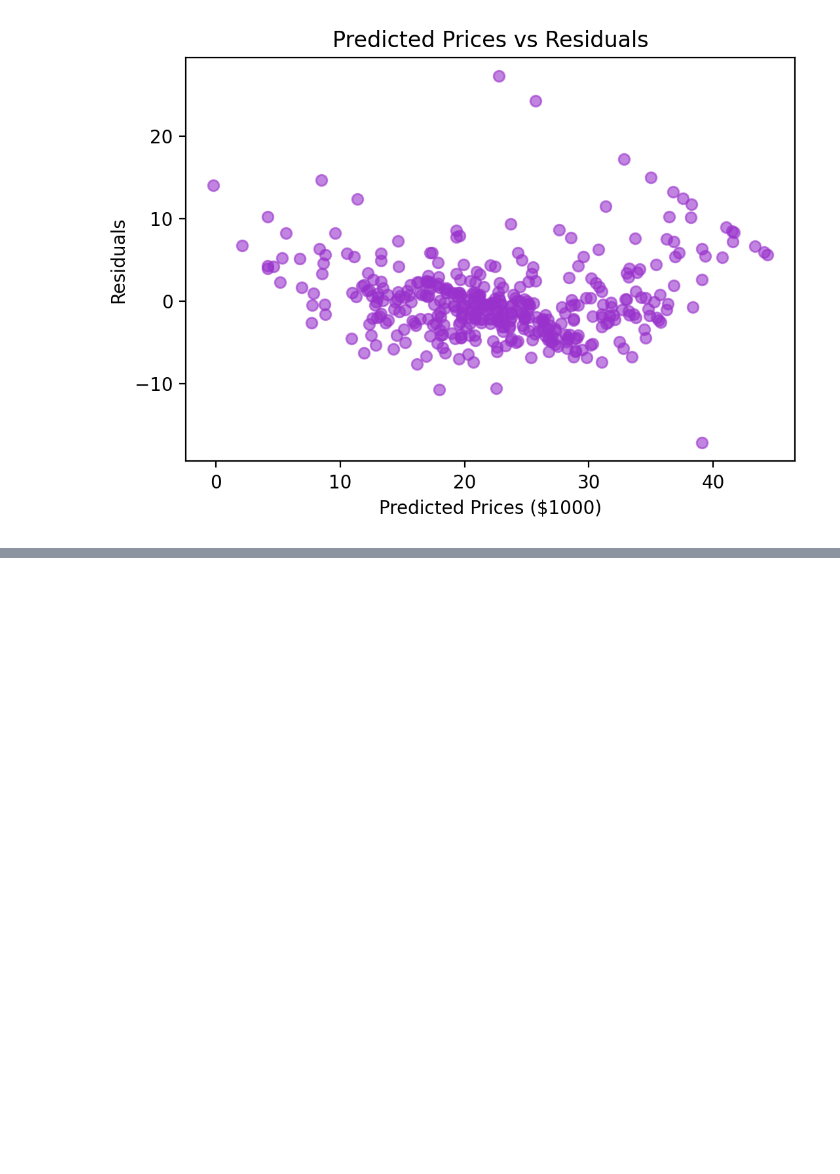
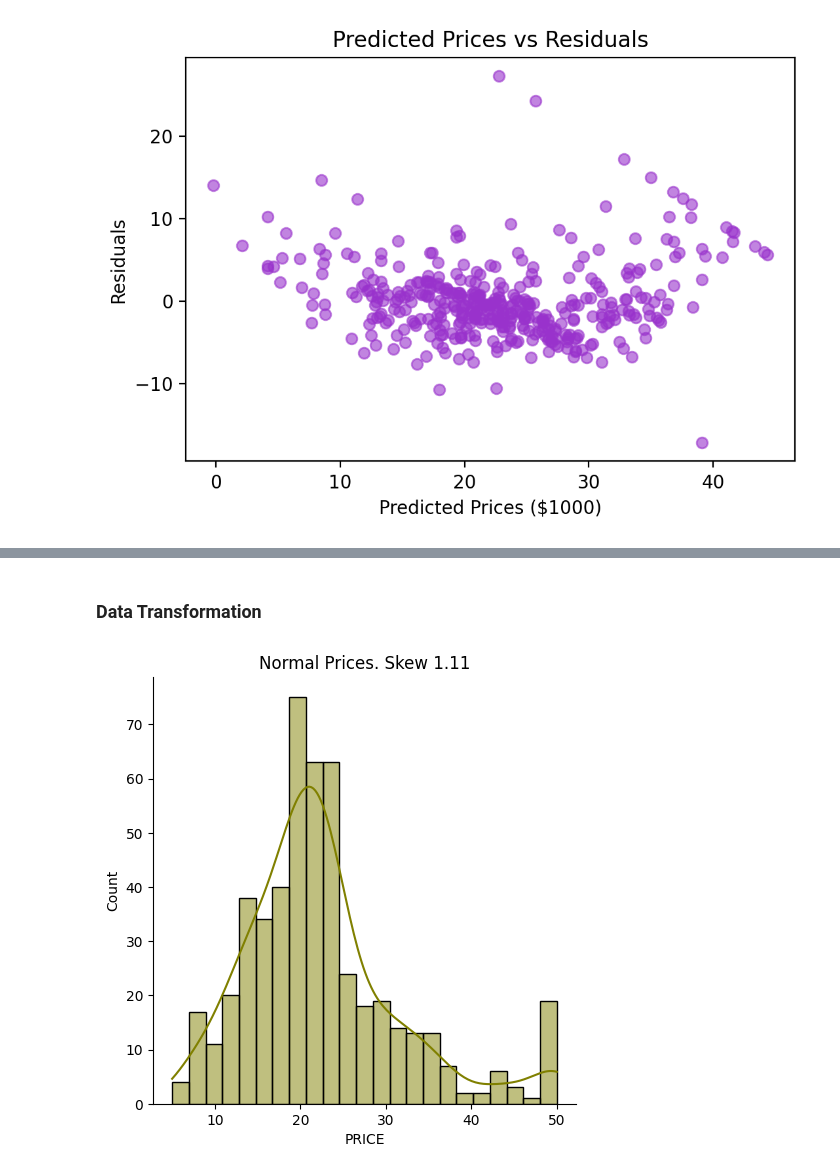
Before and after one commit to DejusDevspace/house-price-prediction, a Jupyter notebook: house_price.ipynb, the cells around one changed output, grey strips where cells are left out. Drawn from its saved outputs; the diff is of its cells as text; code cells hidden in the pictures; blank space fills up the shorter version.

```diff
--- a/house_price.ipynb
+++ b/house_price.ipynb
@@ -452,0 +471,15 @@ plt.show()
+# %% [markdown]
+### Data Transformation
+# %%
+price_skew = dataset.PRICE.skew()
+
+sns.displot(
+    dataset.PRICE,
+    kde=True,
+    color='olive',
+)
+
+plt.title(f'Normal Prices. Skew {price_skew:.3}')
+plt.show()
+# %% [output]
+[figure, added]
```
Also changed, not shown: parts of 14 cells of this notebook.
